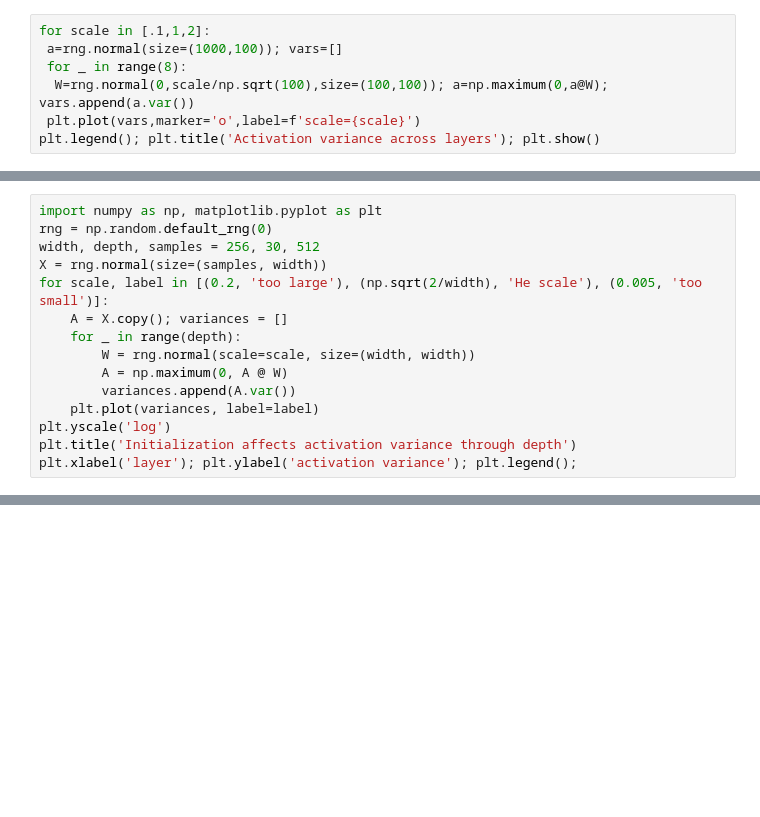
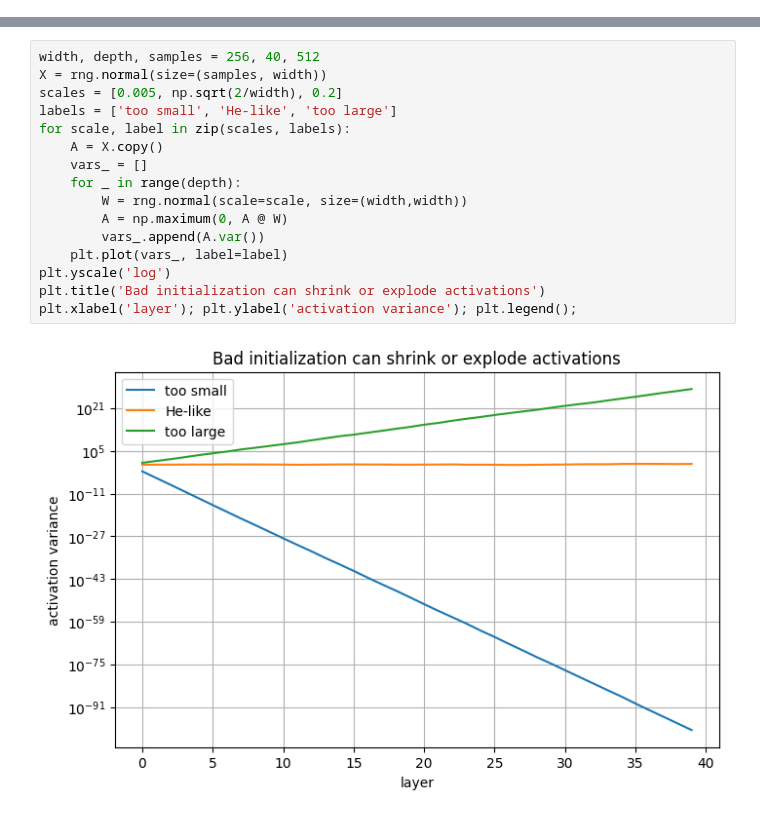
Before and after one commit to sidhu7777/Machine_Learning_Notes, a Jupyter notebook: deep_learning/modules/Module_08_Initialization_Regularization_Normalization_and_Stabilization.ipynb, the cells around one changed output, grey strips where cells are left out. Cells and saved outputs as stored; diff of their text form; blank space fills up the shorter version.

Commit message:
Deepen deep learning modules six through eight

```diff
--- a/deep_learning/modules/Module_08_Initialization_Regularization_Normalization_and_Stabilization.ipynb
+++ b/deep_learning/modules/Module_08_Initialization_Regularization_Normalization_and_Stabilization.ipynb
@@ -163,7 +0,0 @@ rng = np.random.default_rng(42)
-# %%
-for scale in [.1,1,2]:
- a=rng.normal(size=(1000,100)); vars=[]
- for _ in range(8):
-  W=rng.normal(0,scale/np.sqrt(100),size=(100,100)); a=np.maximum(0,a@W); vars.append(a.var())
- plt.plot(vars,marker='o',label=f'scale={scale}')
-plt.legend(); plt.title('Activation variance across layers'); plt.show()
@@ -316,15 +0,0 @@ This expansion fills concepts commonly covered in deep-learning texts and course
-# %%
-import numpy as np, matplotlib.pyplot as plt
-rng = np.random.default_rng(0)
-width, depth, samples = 256, 30, 512
-X = rng.normal(size=(samples, width))
-for scale, label in [(0.2, 'too large'), (np.sqrt(2/width), 'He scale'), (0.005, 'too small')]:
-    A = X.copy(); variances = []
-    for _ in range(depth):
-        W = rng.normal(scale=scale, size=(width, width))
-        A = np.maximum(0, A @ W)
-        variances.append(A.var())
-    plt.plot(variances, label=label)
-plt.yscale('log')
-plt.title('Initialization affects activation variance through depth')
-plt.xlabel('layer'); plt.ylabel('activation variance'); plt.legend();
@@ -410,0 +48,18 @@ This module covered **Initialization, Regularization, Normalization, and Stabili
+# %%
+width, depth, samples = 256, 40, 512
+X = rng.normal(size=(samples, width))
+scales = [0.005, np.sqrt(2/width), 0.2]
+labels = ['too small', 'He-like', 'too large']
+for scale, label in zip(scales, labels):
+    A = X.copy()
+    vars_ = []
+    for _ in range(depth):
+        W = rng.normal(scale=scale, size=(width,width))
+        A = np.maximum(0, A @ W)
+        vars_.append(A.var())
+    plt.plot(vars_, label=label)
+plt.yscale('log')
+plt.title('Bad initialization can shrink or explode activations')
+plt.xlabel('layer'); plt.ylabel('activation variance'); plt.legend();
+# %% [output]
+[figure, added]
```
Also changed, not shown: parts of 78 cells of this notebook, 2 other files.
